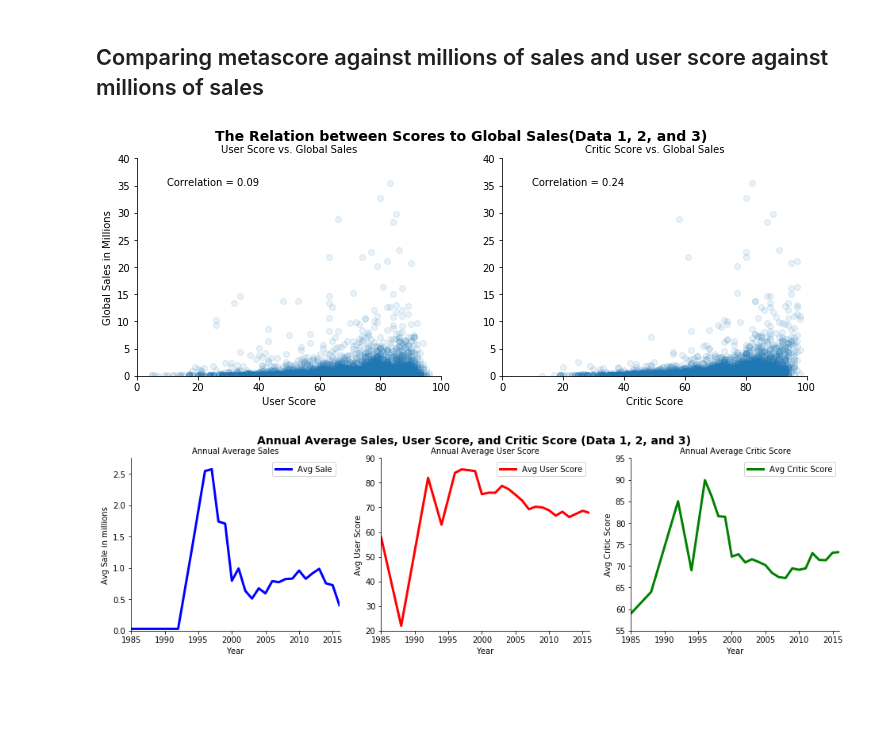
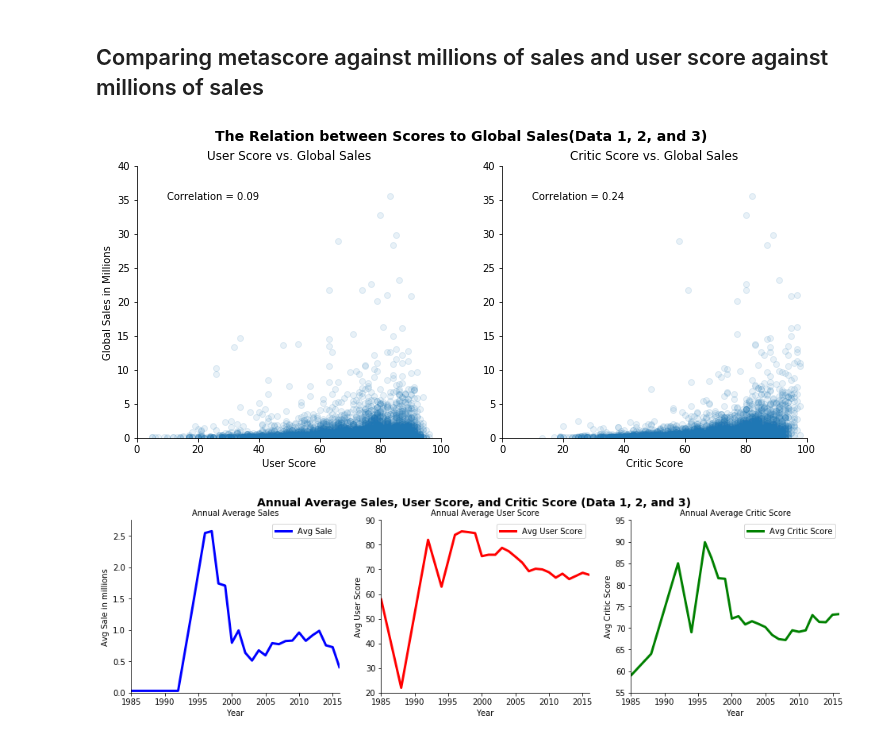
Before and after one commit to mell0611/data_science_project, a Jupyter notebook: data_analysis.ipynb, the cells around one changed output. Saved outputs shown, nothing was run; the diff lists cells and outputs as text; code cells hidden in the pictures; blank space fills up the shorter version.

```diff
--- a/data_analysis.ipynb
+++ b/data_analysis.ipynb
@@ -45,10 +50,10 @@ for i in sony_list:
 ## Plotting User Scores and Critic Scores by the Sales (in millions) for each Consoles
 # %%
 # Code for scatter plot comparing metascore against millions of sales and user score against millions of sales by consoles
-fig, ax = plt.subplots(nrows = 4, ncols = 2, sharex = True, figsize = (12,16))
+fig, ax = plt.subplots(nrows = 4, ncols = 2, sharex = True, figsize = (14,16))
 ax = ax.ravel()
 #labels
-fig.suptitle("The Relation between Scores to Global Sales By Consoles", fontsize = 14, fontweight = "bold")
+fig.suptitle("The Relation between Scores to Global Sales By Consoles", fontsize = 18, fontweight = "bold")
 nice_name = ['Nintendo','Xbox','Sony','PC']
 combo_name = [combonintendo,comboxbox,combosony,combopc]
 
@@ -122,33 +122,33 @@ plt.show()
 ## Comparing metascore against millions of sales and user score against millions of sales
 # %%
 # Code for scatter plot comparing metascore against sales and user score against sales
-fig, ax = plt.subplots(nrows = 1, ncols = 2, sharex = True, figsize = (12,4))
+fig, ax = plt.subplots(nrows = 1, ncols = 2, sharex = True, figsize = (12,5))
 corr_mat1 = combo.corr()
 #labels
 fig.suptitle("The Relation between Scores to Global Sales(Data 1, 2, and 3)", fontsize = 14, fontweight = "bold")
-ax[0].set_title("User Score vs. Global Sales", fontsize = 10)
-ax[1].set_title("Critic Score vs. Global Sales", fontsize = 10)
+ax[0].set_title("User Score vs. Global Sales", fontsize = 12)
+ax[1].set_title("Critic Score vs. Global Sales", fontsize = 12)
 
 count = 0
 name_list = ['userscore','metascore']
 
 for var in ax:
     var.scatter(combo[name_list[count]], combo["tot_sale"],alpha= 0.1)
     var.spines["right"].set_visible(False)
     var.spines["top"].set_visible(False)
     cr = corr_mat1.tot_sale[name_list[count]] # get the correlation matrix
     message = "Correlation = " + str(round(cr,2))
     var.text(40, 35, message, horizontalalignment='right')
     var.set_xlim(0,100)
     var.set_ylim(0,40)
     count+=1
 ax[0].set_ylabel("Global Sales in Millions")
 
 ax[0].set_xlabel("User Score")
 ax[1].set_xlabel("Critic Score")
 plt.show()
 # %% [output]
-[figure, old version]
+[figure, new version]
 # %%
 # Create a new dataframe containing avg sales, metascore, and user score for each year
 
```
Also changed, not shown: parts of 3 cells of this notebook.
